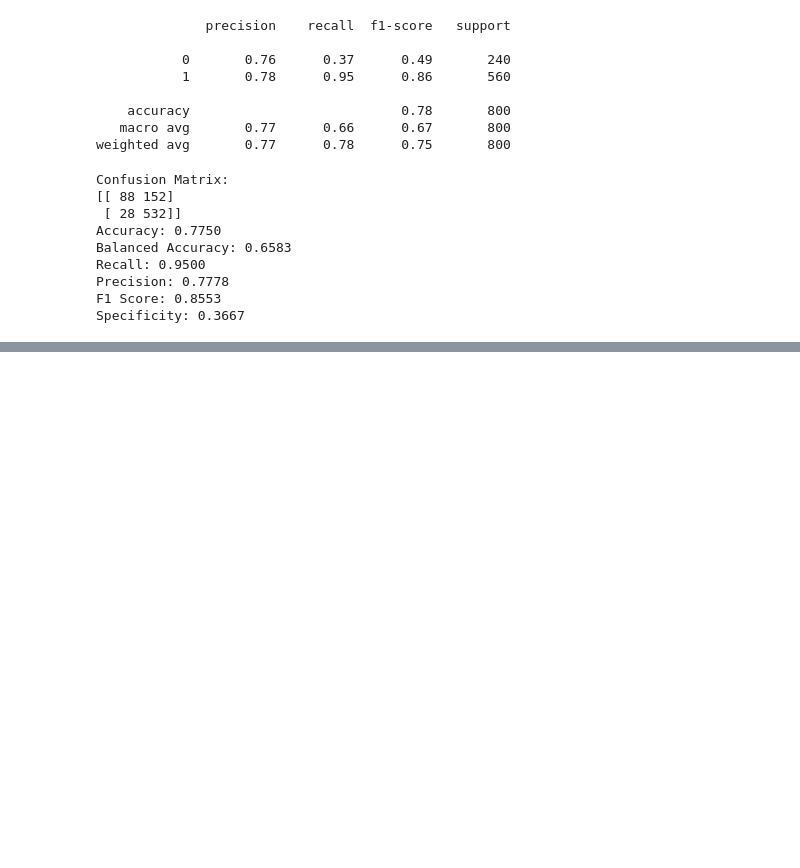
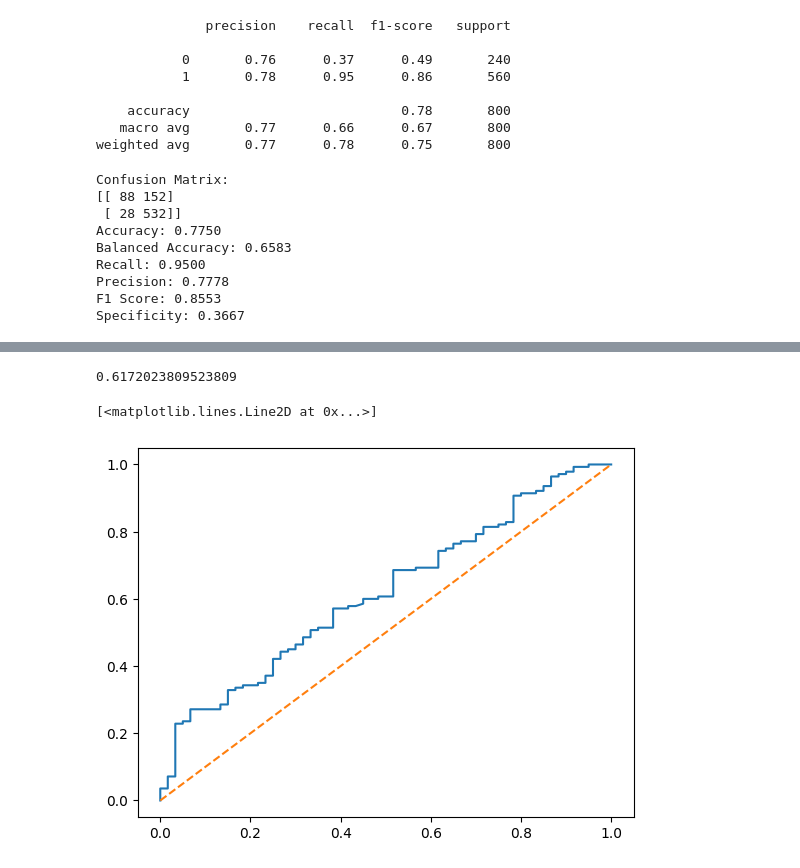
Before and after one commit to lwawrowski/cdv_bigdata, a Jupyter notebook: metody_analizy_przetwarzania_danych/2024_2025/gr2/20250427_klasyfikacja.ipynb, the cells around one changed output, grey strips where cells are left out. Saved outputs shown, nothing was run; the diff lists cells and outputs as text; code cells hidden in the pictures; blank space fills up the shorter version.

```diff
--- a/metody_analizy_przetwarzania_danych/2024_2025/gr2/20250427_klasyfikacja.ipynb
+++ b/metody_analizy_przetwarzania_danych/2024_2025/gr2/20250427_klasyfikacja.ipynb
@@ -104,0 +245,7 @@ Specificity: 0.3667
+# %%
+from sklearn.ensemble import GradientBoostingClassifier
+
+clf_gb = GradientBoostingClassifier(random_state=42, n_estimators=100)
+clf_gb.fit(X_train, y_train)
+y_pred_train_gb = clf_gb.predict(X_train)
+y_pred_test_gb = clf_gb.predict(X_test)
@@ -104,0 +276,11 @@ Specificity: 0.3667
+# %%
+y_pred_proba_test_gb = clf_gb.predict_proba(X_test)[:, 1]
+print(roc_auc_score(y_test, y_pred_proba_test_gb))
+
+fpr, tpr, thresholds = roc_curve(y_test, y_pred_proba_test_gb)
+plt.plot(fpr, tpr)
+plt.plot([0, 1], [0, 1], linestyle='--')
+# %% [output]
+0.6172023809523809
+[<matplotlib.lines.Line2D at 0x...>]
+[figure, added]
```
Also changed, not shown: parts of 27 cells of this notebook, 1 other file.
